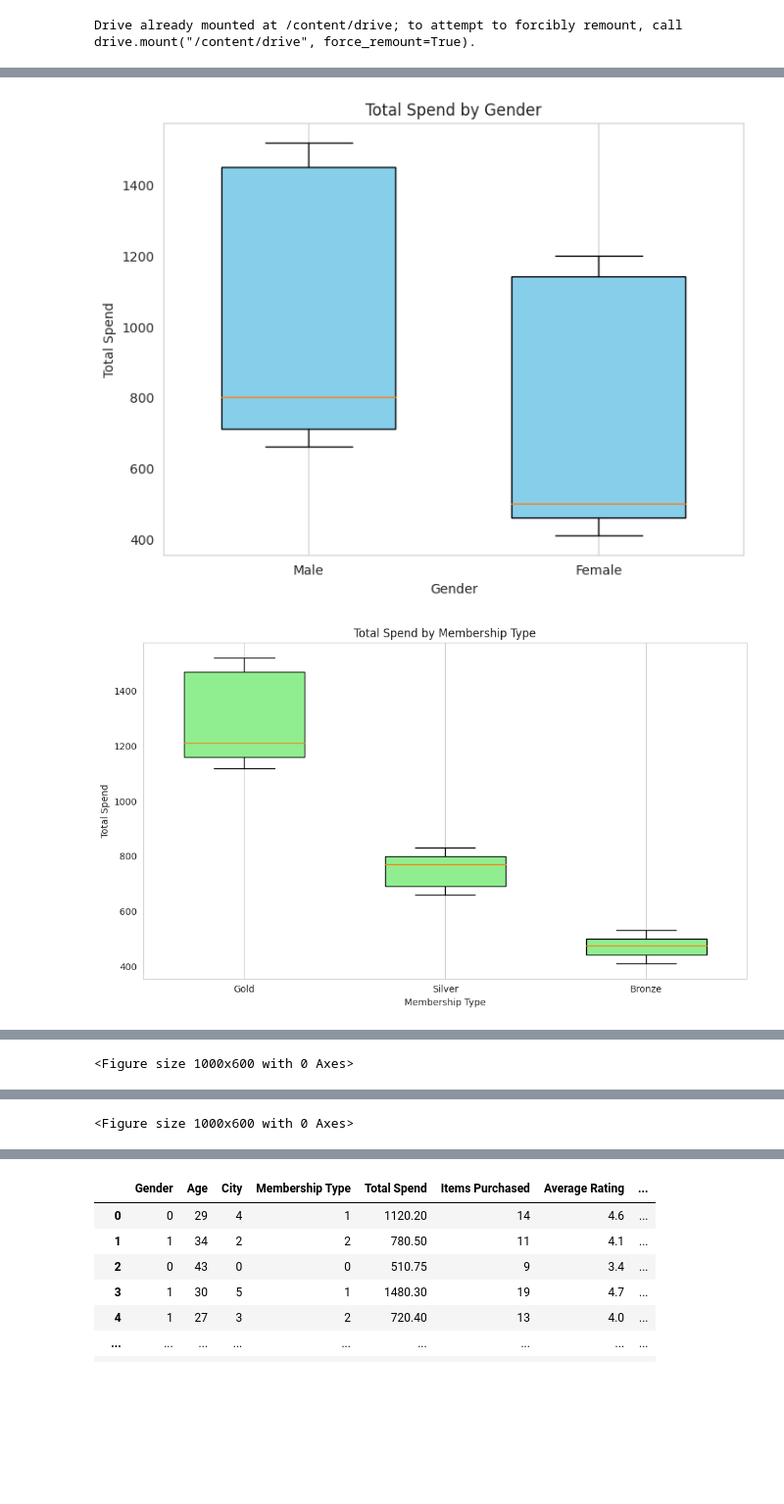
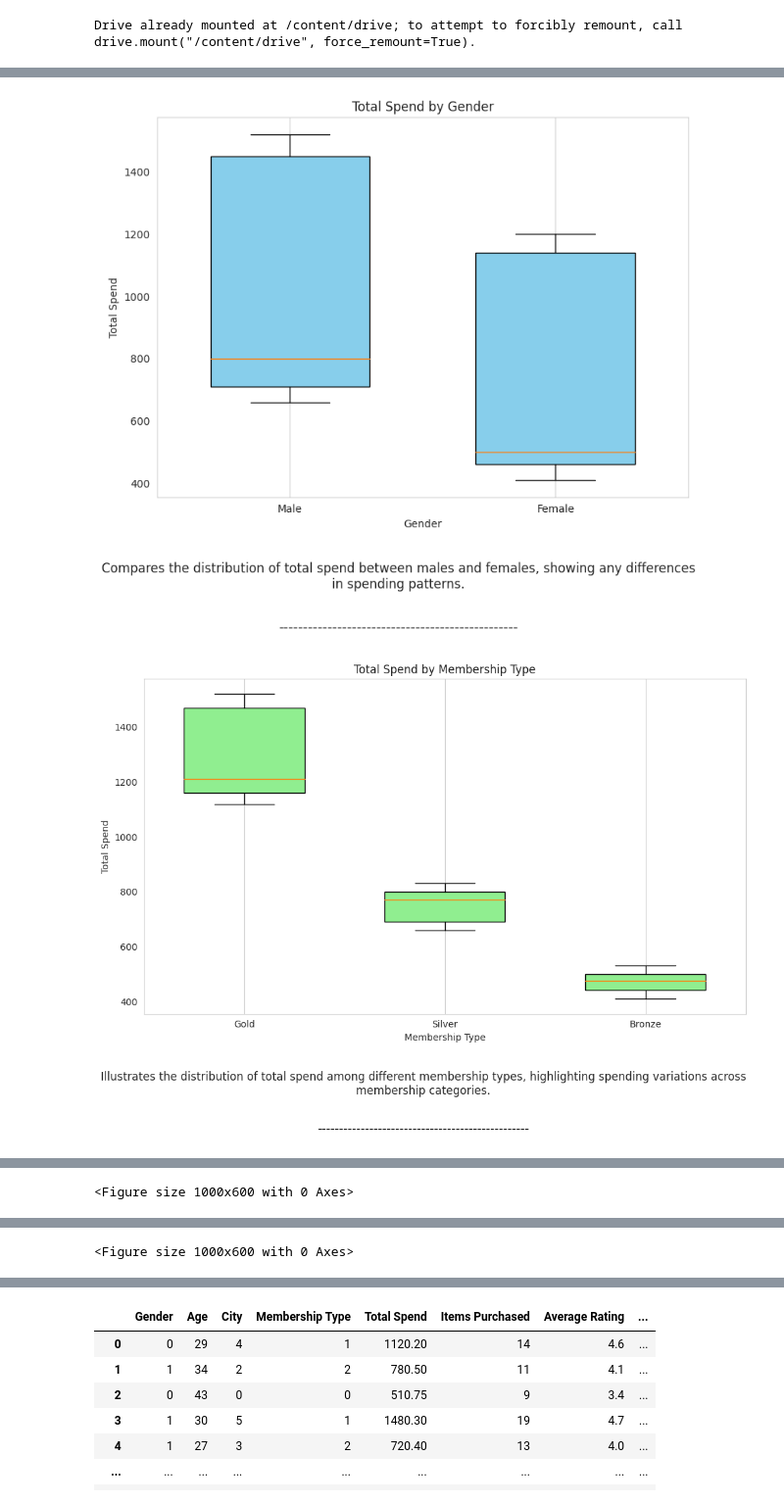
Before and after one commit to chaitanyav23/pfsinterns, a Jupyter notebook: E_commerce_Customer_Segregation.ipynb, the cells around one changed output, grey strips where cells are left out. Shown at 98% size. Drawn from its saved outputs; the diff is of its cells as text; code cells hidden in the pictures; blank space fills up the shorter version.

```diff
--- a/E_commerce_Customer_Segregation.ipynb
+++ b/E_commerce_Customer_Segregation.ipynb
@@ -44,14 +58,25 @@ categorical_columns = ['Gender', 'City', 'Membership Type', 'Satisfaction Level'
 # Define colors for bars
 colors = ['skyblue', 'lightgreen', 'lightcoral', 'gold', 'lightpink']
 
+descriptions ={
+    'Gender': 'Shows the distribution of customers by gender, indicating the frequency of male and female customers.',
+    'City': 'Illustrates the distribution of customers across different cities, highlighting the frequency of customers from each city.',
+    'Membership Type': 'Displays the distribution of customers based on their membership type, indicating the frequency of each membership category.',
+    'Satisfaction Level': 'Depicts the distribution of customers satisfaction levels, showing the frequency of each satisfaction rating.',
+    'Discount Applied':'Visualizes the distribution of discounts applied by customers, indicating the frequency of different discount types used.'
+
+}
+
 # Count plots for categorical columns
 plt.figure(figsize=(15, 10))
 for i, col in enumerate(categorical_columns, 1):
-    plt.subplot(2, 3, i)
+    plt.figure(figsize=(8, 6))
     df[col].value_counts().plot(kind='bar', color=colors[i-1])
     plt.title(col)
     plt.xticks(rotation=45)
     plt.ylabel('Frequency')
+    plt.figtext(0.5, -0.17, f'Plot of {col}: {descriptions[col]}', wrap=True, horizontalalignment='center', fontsize=12)
+    plt.figtext(0.5, -0.25,f'-------------------------------------------------', wrap=True, horizontalalignment='center', fontsize=13)
     plt.grid(axis='y')
 plt.tight_layout()
 plt.show()
@@ -83,6 +113,10 @@ plt.title('Total Spend by Gender')
 plt.xlabel('Gender')
 plt.ylabel('Total Spend')
 plt.grid(axis='y')
+plt.figtext(0.5, -0.1, f'Compares the distribution of total spend between males and females, showing any differences in spending patterns.', wrap=True, horizontalalignment='center', fontsize=12)
+plt.figtext(0.5, -0.2,f'-------------------------------------------------', wrap=True, horizontalalignment='center', fontsize=13)
+plt.tight_layout()
+plt.show()
 
 plt.figure(figsize=(10, 6))
 positions = {}
@@ -95,7 +129,8 @@ plt.title('Total Spend by Membership Type')
 plt.xlabel('Membership Type')
 plt.ylabel('Total Spend')
 plt.grid(axis='y')
-
+plt.figtext(0.5, -0.1, f'Illustrates the distribution of total spend among different membership types, highlighting spending variations across membership categories.', wrap=True, horizontalalignment='center', fontsize=12)
+plt.figtext(0.5, -0.2,f'-------------------------------------------------', wrap=True, horizontalalignment='center', fontsize=13)
 plt.tight_layout()
 plt.show()
 
@@ -105,6 +140,8 @@ plt.scatter(df['Age'], df['Average Rating'], alpha=0.5)
 plt.title('Average Rating by Age')
 plt.xlabel('Age')
 plt.ylabel('Average Rating')
+plt.figtext(0.5, -0.1, f'Examines the relationship between age and average rating, exploring potential patterns or correlations between these two variables.', wrap=True, horizontalalignment='center', fontsize=12)
+plt.figtext(0.5, -0.2,f'-------------------------------------------------', wrap=True, horizontalalignment='center', fontsize=13)
 plt.grid(True)
 plt.show()
 
@@ -115,6 +152,8 @@ plt.title('Total Spend by Satisfaction Level')
 plt.xlabel('Satisfaction Level')
 plt.ylabel('Average Total Spend')
 plt.xticks(rotation=0)
+plt.figtext(0.5, -0.1, f'Displays the average total spend for each satisfaction level, indicating spending behavior based on customer satisfaction.', wrap=True, horizontalalignment='center', fontsize=12)
+plt.figtext(0.5, -0.2,f'-------------------------------------------------', wrap=True, horizontalalignment='center', fontsize=13)
 plt.grid(axis='y')
 plt.show()
 
@@ -125,6 +164,8 @@ plt.title('Average Rating by Satisfaction Level')
 plt.xlabel('Satisfaction Level')
 plt.ylabel('Average Rating')
 plt.xticks(rotation=0)
+plt.figtext(0.5, -0.1, f'Shows the average rating for each satisfaction level, revealing how satisfaction levels correlate with average ratings.', wrap=True, horizontalalignment='center', fontsize=12)
+plt.figtext(0.5, -0.2,f'-------------------------------------------------', wrap=True, horizontalalignment='center', fontsize=13)
 plt.grid(axis='y')
 plt.show()
 
@@ -134,6 +175,8 @@ plt.scatter(df['Items Purchased'], df['Total Spend'], alpha=0.5)
 plt.title('Total Spend vs Items Purchased')
 plt.xlabel('Items Purchased')
 plt.ylabel('Total Spend')
+plt.figtext(0.5, -0.1, f'Investigates the relationship between total spend and the number of items purchased, exploring potential trends in spending based on purchase quantity.', wrap=True, horizontalalignment='center', fontsize=12)
+plt.figtext(0.5, -0.2,f'-------------------------------------------------', wrap=True, horizontalalignment='center', fontsize=13)
 plt.grid(True)
 plt.show()
 
@@ -142,32 +185,38 @@ plt.figure(figsize=(10, 6))
 df.groupby(['City', 'Membership Type']).size().unstack().plot(kind='bar', stacked=True)
 plt.title('Membership Type by City')
 plt.xlabel('City')
 plt.ylabel('Count')
 plt.xticks(rotation=45)
 plt.legend(title='Membership Type')
+plt.figtext(0.5, -0.1, f'Presents the distribution of membership types across different cities, highlighting the membership distribution in each city.', wrap=True, horizontalalignment='center', fontsize=12)
+plt.figtext(0.5, -0.2,f'-------------------------------------------------', wrap=True, horizontalalignment='center', fontsize=13)
 plt.grid(axis='y')
 plt.show()
 
 # Total spend by discount applied
 plt.figure(figsize=(10, 6))
 df.groupby('Discount Applied')['Total Spend'].mean().plot(kind='bar', color='lightcoral')
 plt.title('Total Spend by Discount Applied')
 plt.xlabel('Discount Applied')
 plt.ylabel('Average Total Spend')
 plt.xticks(rotation=0)
+plt.figtext(0.5, -0.1, f'Displays the average total spend for each type of discount applied, revealing the impact of discounts on spending behavior.', wrap=True, horizontalalignment='center', fontsize=12)
+plt.figtext(0.5, -0.2,f'-------------------------------------------------', wrap=True, horizontalalignment='center', fontsize=13)
 plt.grid(axis='y')
 plt.show()
 
 # Gender vs discount applied
 plt.figure(figsize=(10, 6))
 df.groupby(['Gender', 'Discount Applied']).size().unstack().plot(kind='bar', stacked=True)
 plt.title('Gender vs Discount Applied')
 plt.xlabel('Gender')
 plt.ylabel('Count')
 plt.xticks(rotation=0)
 plt.legend(title='Discount Applied', loc='upper right')
+plt.figtext(0.5, -0.1, f'Compares the distribution of discounts applied across genders, showing any gender-based variations in discount usage patterns.', wrap=True, horizontalalignment='center', fontsize=12)
+plt.figtext(0.5, -0.2,f'-------------------------------------------------', wrap=True, horizontalalignment='center', fontsize=13)
 plt.grid(axis='y')
 plt.show()
 # %% [output]
-[figure, old version]
+[figure, new version]
-[figure, old version]
+[figure, new version]
```
Also changed, not shown: parts of 11 cells of this notebook.
